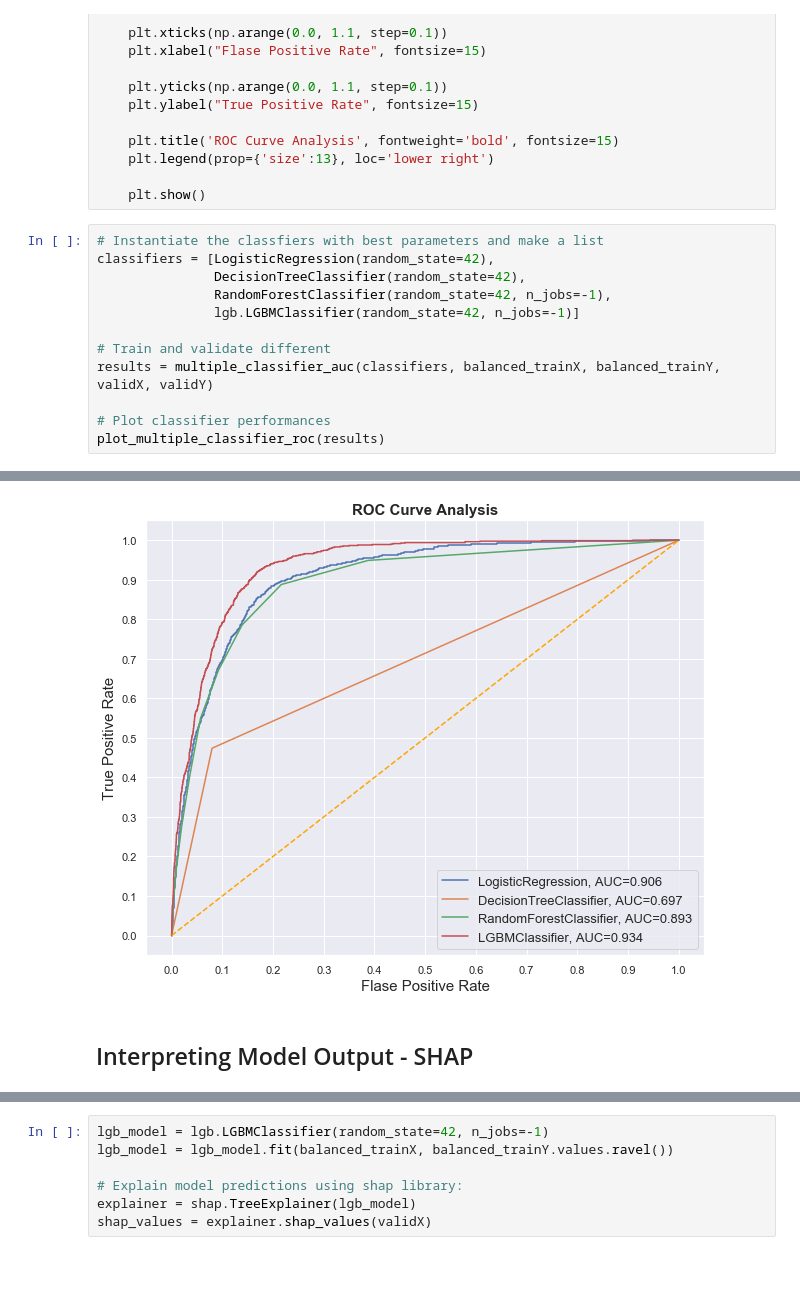
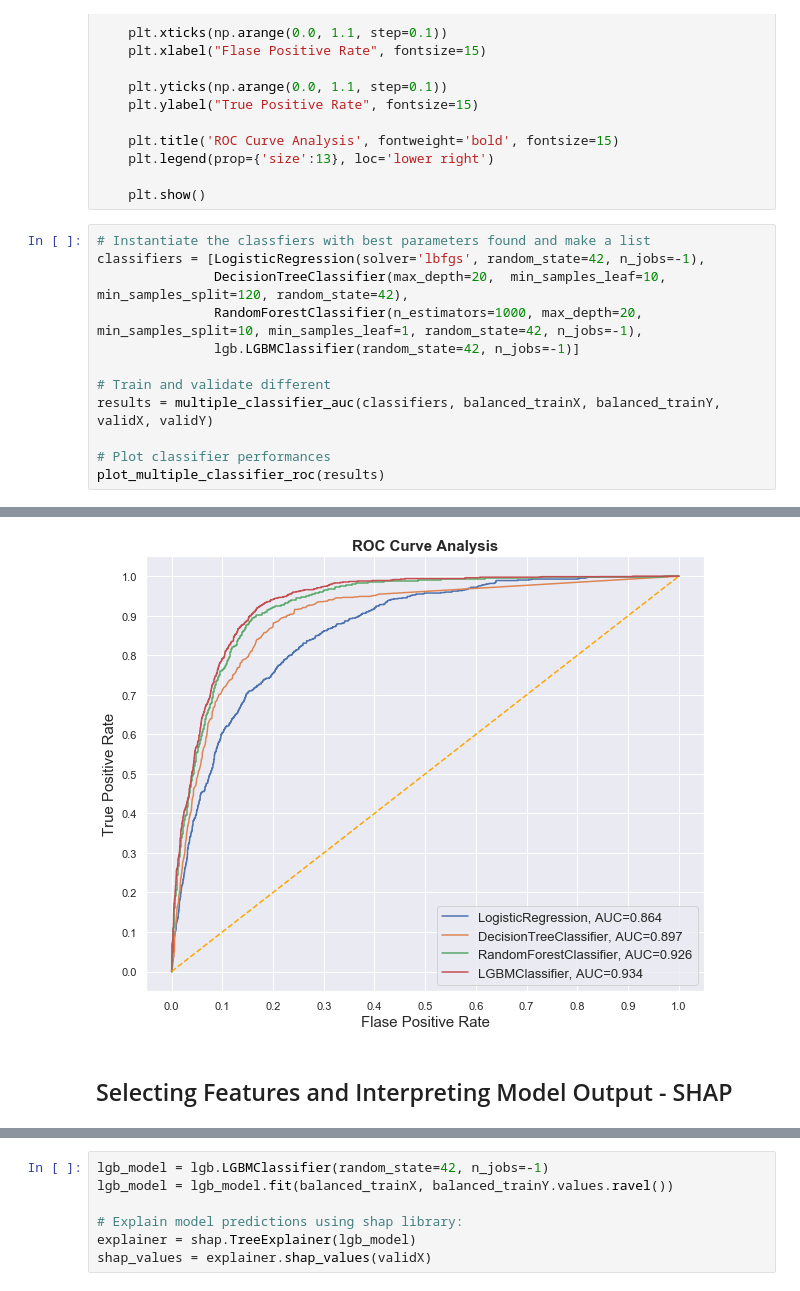
Before and after one commit to jphietala/bank-subscription-prediction, a Jupyter notebook: final_testing.ipynb, the cells around one changed output, grey strips where cells are left out. Saved outputs shown, nothing was run; the diff lists cells and outputs as text.

Commit message:
Add models with best parameters to comparison

```diff
--- a/final_testing.ipynb
+++ b/final_testing.ipynb
@@ -144,10 +142,10 @@ def plot_multiple_classifier_roc(results):
 
     plt.show()
 # %%
-# Instantiate the classfiers with best parameters and make a list
-classifiers = [LogisticRegression(random_state=42),
-               DecisionTreeClassifier(random_state=42),
-               RandomForestClassifier(random_state=42, n_jobs=-1),
+# Instantiate the classfiers with best parameters found and make a list
+classifiers = [LogisticRegression(solver='lbfgs', random_state=42, n_jobs=-1),
+               DecisionTreeClassifier(max_depth=20,  min_samples_leaf=10, min_samples_split=120, random_state=42),
+               RandomForestClassifier(n_estimators=1000, max_depth=20, min_samples_split=10, min_samples_leaf=1, random_state=42, n_jobs=-1),
                lgb.LGBMClassifier(random_state=42, n_jobs=-1)]
 
 # Train and validate different
@@ -161,3 +157,3 @@ The default value of n_estimators will change from 10 in version 0.20 to 100 in
-[figure, old version]
+[figure, new version]
 # %% [markdown]
-## Interpreting Model Output - SHAP
+## Selecting Features and Interpreting Model Output - SHAP
```
Also changed, not shown: parts of 8 cells of this notebook, 1 other file.
